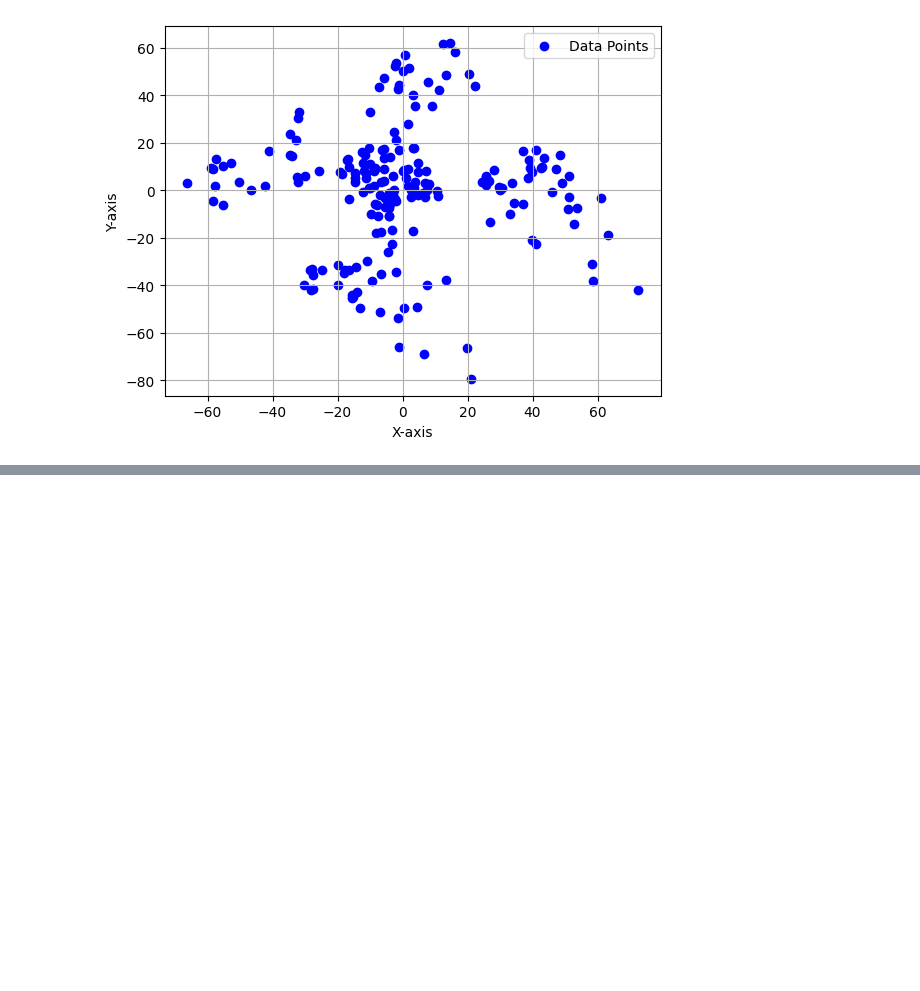
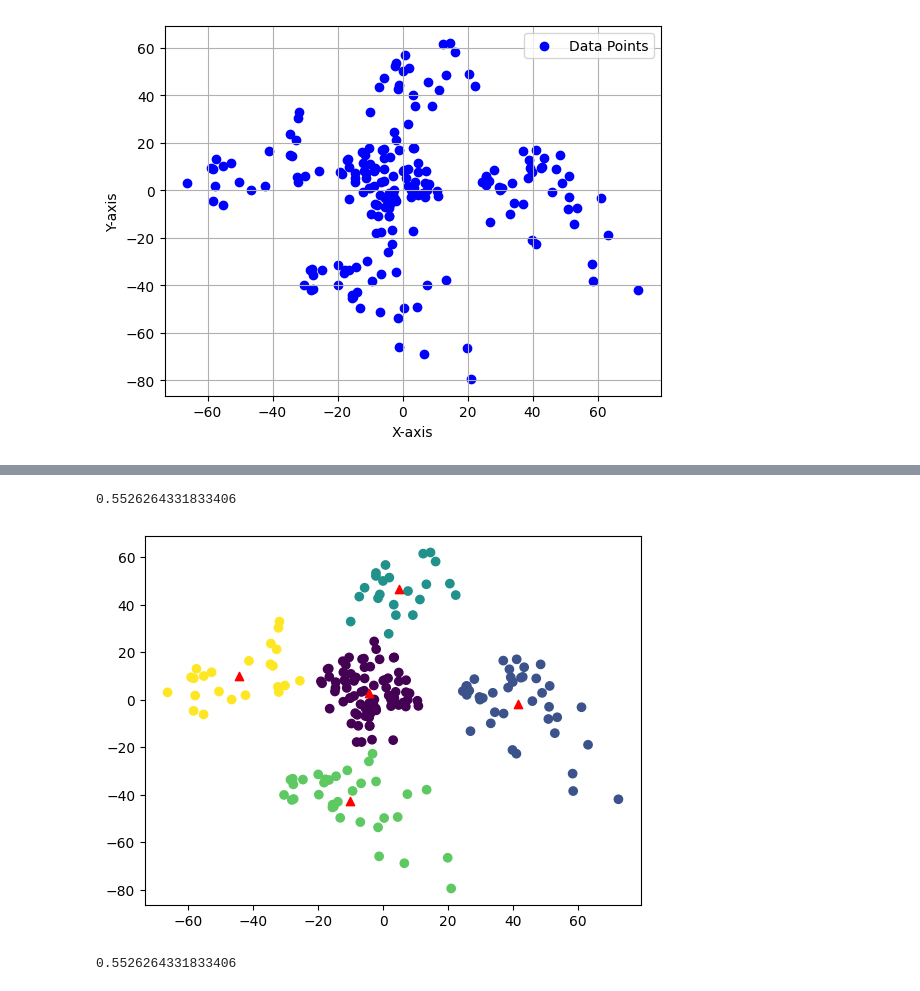
Before and after one commit to tinatran274/pca_kmeans, a Jupyter notebook: kmeans.ipynb, the cells around one changed output, grey strips where cells are left out. Drawn from its saved outputs; the diff is of its cells as text; code cells hidden in the pictures; blank space fills up the shorter version.

```diff
--- a/kmeans.ipynb
+++ b/kmeans.ipynb
@@ -142,0 +192,28 @@ plt.show()
+# %%
+from sklearn.metrics import silhouette_score
+
+ss = silhouette_score(data, pred)
+print(ss)
+# %% [output]
+0.5526264331833406
+# %%
+# use KMeans in scikit-learn (sklearn)
+from sklearn.cluster import KMeans
+import numpy as np
+kmeans = KMeans(n_clusters=k, random_state=42, n_init=10)
+kmeans.fit(data)
+cluster_centers = kmeans.cluster_centers_
+labels = kmeans.labels_
+predicted_clusters = kmeans.predict(data)
+# %%
+plt.scatter(data[:, 0], data[:, 1], c=labels)
+plt.scatter(cluster_centers[:, 0], cluster_centers[:, 1], c='red', marker='^')
+plt.show()
+# %% [output]
+[figure, added]
+# %%
+from sklearn.metrics import silhouette_score
+ss = silhouette_score(data, predicted_clusters)
+print(ss)
+# %% [output]
+0.5526264331833406
```
Also changed, not shown: parts of 10 cells of this notebook.
